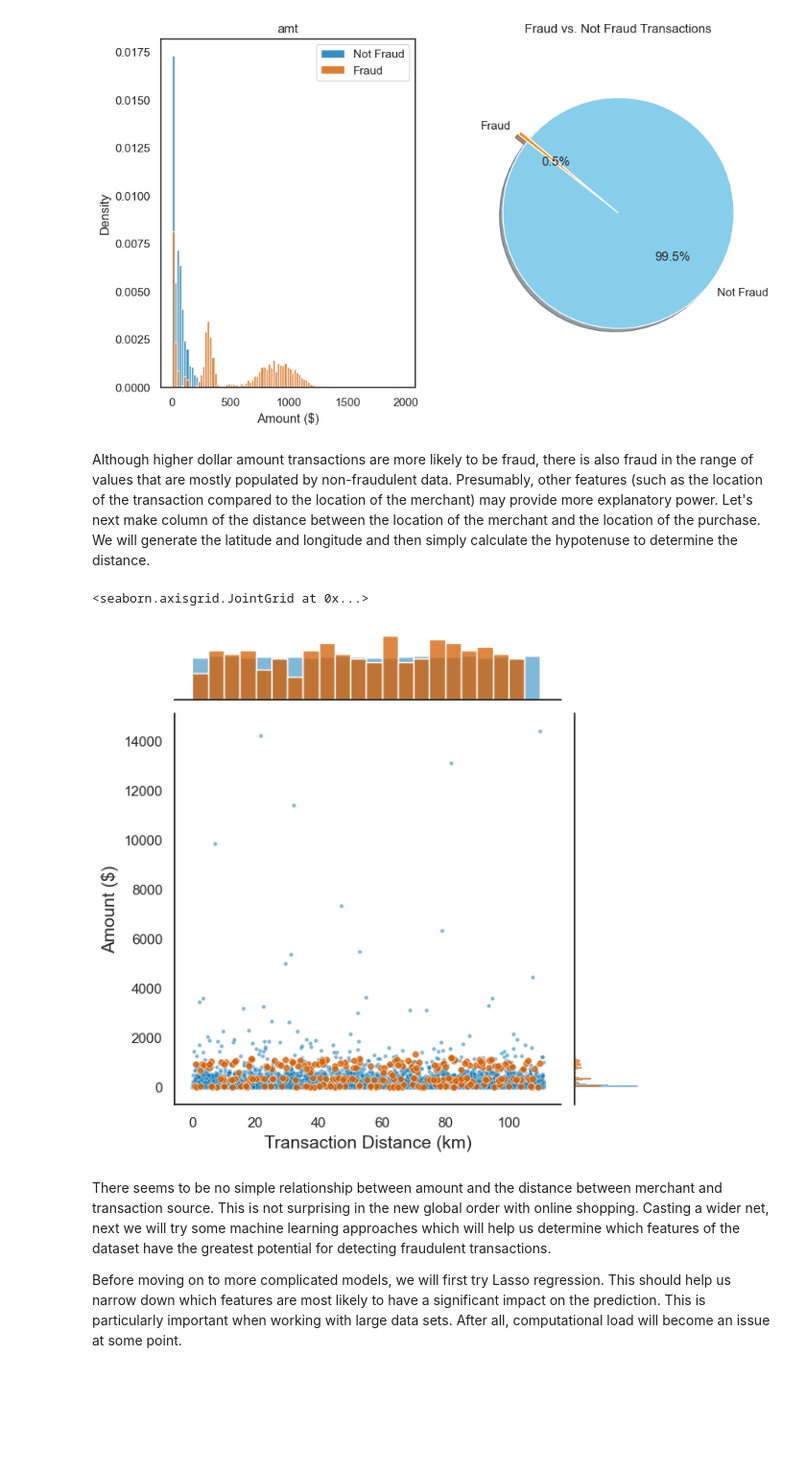
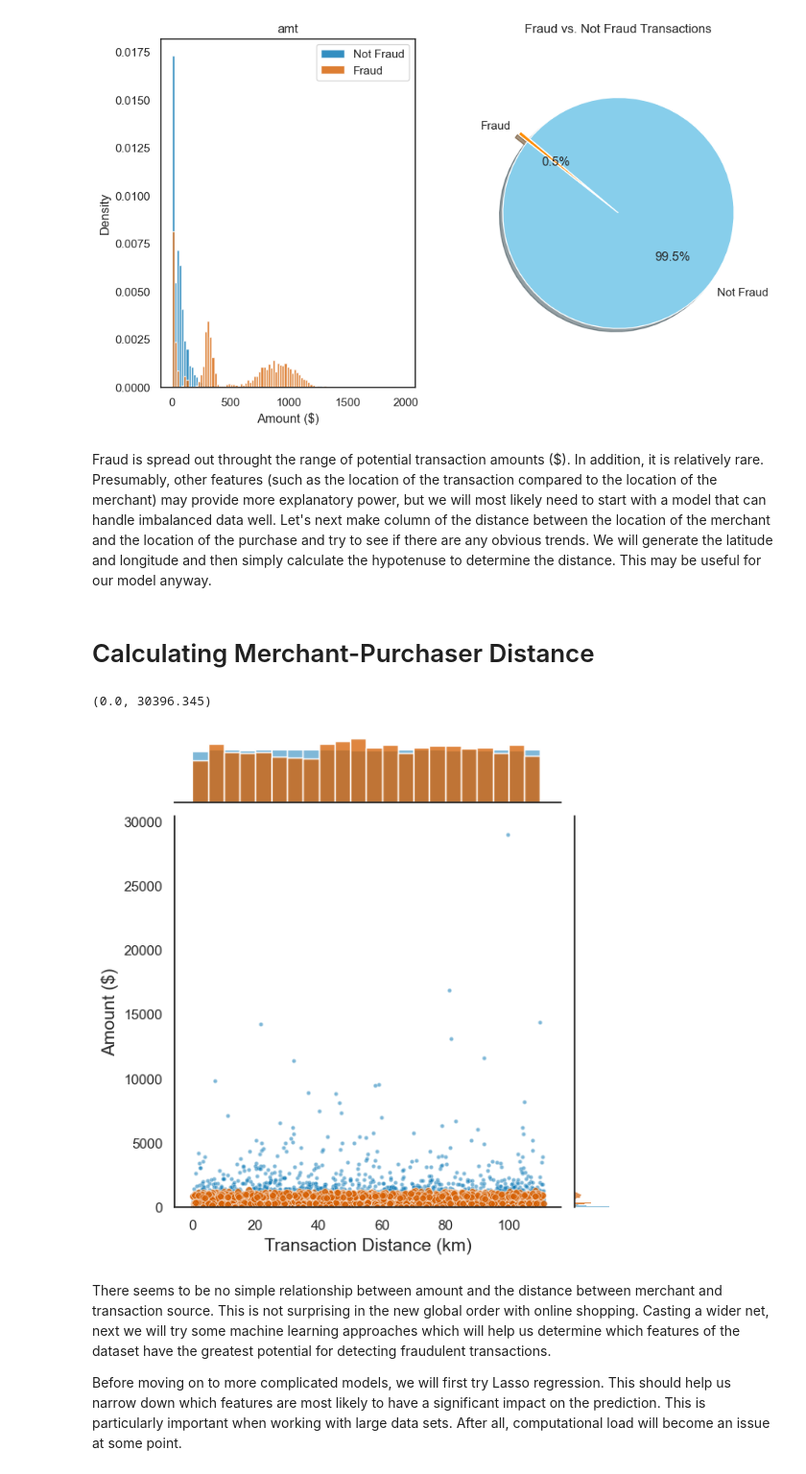
Before and after one commit to obaidkhurram/credit_fraud_detection, a Jupyter notebook: creditfraud.ipynb, the cells around one changed output. Shown at 96% size. Drawn from its saved outputs; the diff is of its cells as text; code cells hidden in the pictures; blank space fills up the shorter version.

```diff
--- a/creditfraud.ipynb
+++ b/creditfraud.ipynb
@@ -123,7 +130,9 @@ plt.show()
 'Fraud comprises  0.5% of all transactions'
 [figure]
 # %% [markdown]
-Although higher dollar amount transactions are more likely to be fraud, there is also fraud in the range of values that are mostly populated by non-fraudulent data. Presumably, other features (such as the location of the transaction compared to the location of the merchant) may provide more explanatory power. Let's next make column of the distance between the location of the merchant and the location of the purchase. We will generate the latitude and longitude and then simply calculate the hypotenuse to determine the distance.
+Fraud is spread out throught the range of potential transaction amounts ($). In addition, it is relatively rare. Presumably, other features (such as the location of the transaction compared to the location of the merchant) may provide more explanatory power, but we will most likely need to start with a model that can handle imbalanced data well. Let's next make column of the distance between the location of the merchant and the location of the purchase and try to see if there are any obvious trends. We will generate the latitude and longitude and then simply calculate the hypotenuse to determine the distance. This may be useful for our model anyway.
+# %% [markdown]
+# Calculating Merchant-Purchaser Distance
 # %%
 # 40,075 km / 360 degrees = 111 km per degree of latitude
 ccf['lat_diff'] = (ccf['lat'] - ccf['merch_lat']) * 111
@@ -133,7 +142,7 @@ ccf['lon_diff'] = (ccf['long'] - ccf['merch_long']) * np.deg2rad(1) * 111 * np.c
 # Calculate hypotenuse
 ccf['transaction_distance'] = np.sqrt(ccf['lat_diff'] ** 2 + ccf['lon_diff'] ** 2)
 # Stratified sampling to look at representative subset of data.
-num_samples = 50000
+num_samples = 339000
 fraud_samples = int(num_samples * percent_fraud/100)
 nonfraud_samples = num_samples - fraud_samples
 # Separate fraud and non-fraud
@@ -154,35 +163,36 @@ sns.scatterplot(data=ccf_sample[ccf_sample['is_fraud'] == 0], x='transaction_dis
 sns.scatterplot(data=ccf_sample[ccf_sample['is_fraud'] == 1], x='transaction_distance', y='amt',
                 ax=g.ax_joint, color=fraudcolor, alpha=0.8, s=30)
 
 dist_binsize = 5 # in km
 # Plot histograms with density on the margins for non-fraudulent transactions
 sns.histplot(data=ccf_sample[ccf_sample['is_fraud'] == 0],
              x='transaction_distance',
              ax=g.ax_marg_x,
              stat='density',
              color=nonfraudcolor, alpha=0.5,
              bins = np.arange(0,ccf_sample[ccf_sample['is_fraud'] == 0]['transaction_distance'].max(),dist_binsize))
 sns.histplot(data=ccf_sample[ccf_sample['is_fraud'] == 0], y='amt',
              ax=g.ax_marg_y,
              stat='density',
              color=nonfraudcolor, alpha=0.5,
              bins = np.arange(0,ccf_sample[ccf_sample['is_fraud'] == 0]['amt'].max(),50))
 
 # Overlay with histograms with density on the margins for fraudulent transactions
 sns.histplot(data=ccf_sample[ccf_sample['is_fraud'] == 1], x='transaction_distance',
              ax=g.ax_marg_x,
              stat='density',
              color=fraudcolor, alpha=0.75,
              bins = np.arange(0,ccf_sample[ccf_sample['is_fraud'] == 1]['transaction_distance'].max(),dist_binsize))
 sns.histplot(data=ccf_sample[ccf_sample['is_fraud'] == 1], y='amt',
              ax=g.ax_marg_y,
              stat='density',
              color=fraudcolor, alpha=0.75,
              bins = np.arange(0,ccf_sample[ccf_sample['is_fraud'] == 1]['amt'].max(),50))
 g.set_axis_labels(ylabel='Amount ($)',xlabel='Transaction Distance (km)',fontsize = 14)
+g.ax_joint.set_ylim(0,)
 # %% [output]
-<seaborn.axisgrid.JointGrid at 0x...>
+(0.0, 30396.345)
-[figure, old version]
+[figure, new version]
 # %% [markdown]
 There seems to be no simple relationship between amount and the distance between merchant and transaction source. This is not surprising in the new global order with online shopping. Casting a wider net, next we will try some machine learning approaches which will help us determine which features of the dataset have the greatest potential for detecting fraudulent transactions.
 
```
Also changed, not shown: parts of 5 cells of this notebook.
